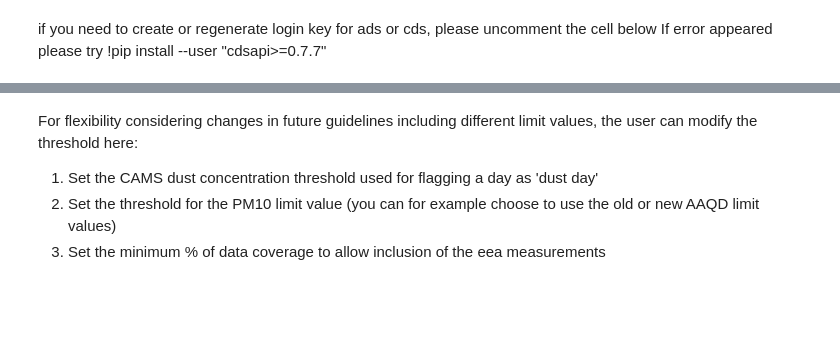
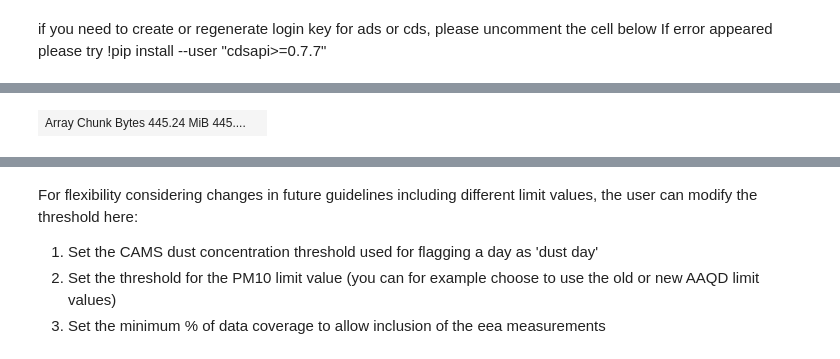
Before and after one commit to jessieaha/CAMS_dust_deduction_tool, a Jupyter notebook: Dust_deduction_tool_full.ipynb, the cells around one changed output, grey strips where cells are left out. Saved outputs shown, nothing was run; the diff lists cells and outputs as text; code cells hidden in the pictures; blank space fills up the shorter version.

```diff
--- a/Dust_deduction_tool_full.ipynb
+++ b/Dust_deduction_tool_full.ipynb
@@ -133,3 +120,18 @@ base_url = "https://policy.atmosphere.copernicus.eu/api/"
+# %%
+project_dir          = '/tsn.tno.nl/Data/SV/sv-059025_unix/ProjectData/EU/CAMS/C71/Werkdocumenten/wp-dust/'
+# project_dir          = '.'
+dataset              = 'E1a'
+EEA_folder_path      = f'EEA_PM10/{dataset}'
+CAMS_folder_path     = f'{project_dir}/IRA_dust/'
+CAMS_folder_path_pm10     = f'{project_dir}/IRA_particulate_matter_10um/'
+DOWNLOAD_EEA         = False
+EEA_temporal_flag    = 'hour'    # hour or day
+DOWNLOAD_CAMS        = False
+COMPUTE_CAMS_DAILY   = False
+Countries            = []        # select countries
+YEAR                 = 2024      # int: target year
+cams_dust_threshold  = 5         # unit: ug/m3
+PM10_daily_threshold = 50  # 50 µg m-3
 # %%
 if (DOWNLOAD_EEA):
     from datetime import datetime
@@ -252,39 +256,48 @@ if (DOWNLOAD_CAMS):
 ##############################################
 ##################cams data###################
 ##############################################
-import cdsapi
-cams_downloads = [
-    {"filename": "cams_2023.zip", "year": [f"{str:(YEAR-1)}"], "month": ["12"]},
-    {"filename": "cams_Q1.zip", "year": [f"{YEAR}"], "month": ["01","02","03"]},
-    {"filename": "cams_Q2.zip", "year": [f"{YEAR}"], "month": ["04","05","06"]},
-    {"filename": "cams_Q3.zip", "year": [f"{YEAR}"], "month": ["07","08","09"]},
-    {"filename": "cams_Q4.zip", "year": [f"{YEAR}"], "month": ["10","11","12"]}
-]
 
-dataset = "cams-europe-air-quality-reanalyses"
-client = cdsapi.Client()
-
-for config in cams_downloads:
-    filename = os.path.join(CAMS_folder_path, config["filename"])
-    request = {
-        "variable": ["dust"],
-        "model": ["ensemble"],
-        "level": ["0"],
-        "type": ["interim_reanalysis"],
-        "year": config["year"],
-        "month": config["month"]
-    }
-
-    client.retrieve(dataset, request).download(filename)
-
-netcdf_files = glob.glob(os.path.join(CAMS_folder_path_pm10, 'cams.eaq.ira.ENSa.*.nc'))
+netcdf_files = glob.glob(os.path.join(project_dir, 'IRA_dust/cams.eaq.ira.ENSa.dust*.nc'))
 print(netcdf_files)
-# CAMS_folder_path_pm10
-datasets = [xr.open_dataset(file) for file in netcdf_files]
-cams = xr.concat(datasets, dim='time')
-cams = cams.sortby('time')
+# datasets = [xr.open_dataset(file) for file in netcdf_files]
+# cams = xr.concat(datasets, dim='time')
+# cams = cams.sortby('time')
 # data has been calculated loaded instead
 if COMPUTE_CAMS_DAILY:
+    cams =  xr.open_mfdataset(
+        netcdf_files,
+        combine='by_coords',
+        parallel=True,
+        chunks={'time': 96},               # light time chunking on open
+        compat='no_conflicts',
+        join='outer'
+    )
+    cams = cams.sortby('time')
+    daily_cams = cams.resample(time='1D').mean(keep_attrs=True).compute()
+    daily_cams.to_netcdf(f"{project_dir}IRA_dust/cams_dust_daily_mean.nc")
+    cams.close()
+else:
+    daily_cams = xr.open_mfdataset(f"{project_dir}IRA_dust/cams_dust_daily_mean.nc")
+print('cams dust source:')
+print(daily_cams['dust'].dims)
+print(f'cams dust unit:')
+print(daily_cams['dust'].units)
+print(f'cams dust dimension:')
+print(daily_cams['dust'].units)
+# daily data are local time zone but hourly data is in UTC+1
+
+##############################################
+##################cams data pm10###################
+##############################################
+
+# data has been calculated loaded instead
+if COMPUTE_CAMS_DAILY:
+    netcdf_files = glob.glob(os.path.join(CAMS_folder_path_pm10, 'cams.eaq.ira.ENSa.*.nc'))
+    print(netcdf_files)
+    # CAMS_folder_path_pm10
+    datasets = [xr.open_dataset(file) for file in netcdf_files]
+    cams = xr.concat(datasets, dim='time')
+    cams = cams.sortby('time')
     cams =  xr.open_mfdataset(
         netcdf_files,
         combine='by_coords',
@@ -299,11 +312,6 @@ if COMPUTE_CAMS_DAILY:
     cams.close()
     COMPUTE_CAMS_DAILY = False
 else:
-    daily_cams = xr.open_mfdataset(f"{project_dir}IRA_dust/cams_dust_daily_mean.nc")
-print('cams dust source:')
-print(daily_cams['dust'].dims)
-print(f'cams dust unit:')
-print(daily_cams['dust'].units)
-print(f'cams dust dimension:')
-print(daily_cams['dust'].units)
-# daily data are local time zone but hourly data is in UTC+1
+    daily_cams_pm10 = xr.open_mfdataset(f"{CAMS_folder_path_pm10}/cams_pm10_daily_mean.nc")
+daily_cams_pm10
+# %% [output]
@@ -309,0 +335 @@ print(daily_cams['dust'].units)
+| Array Chunk Bytes 445.24 MiB 445.... |  |
```
Also changed, not shown: parts of 26 cells of this notebook, 1 other file.
